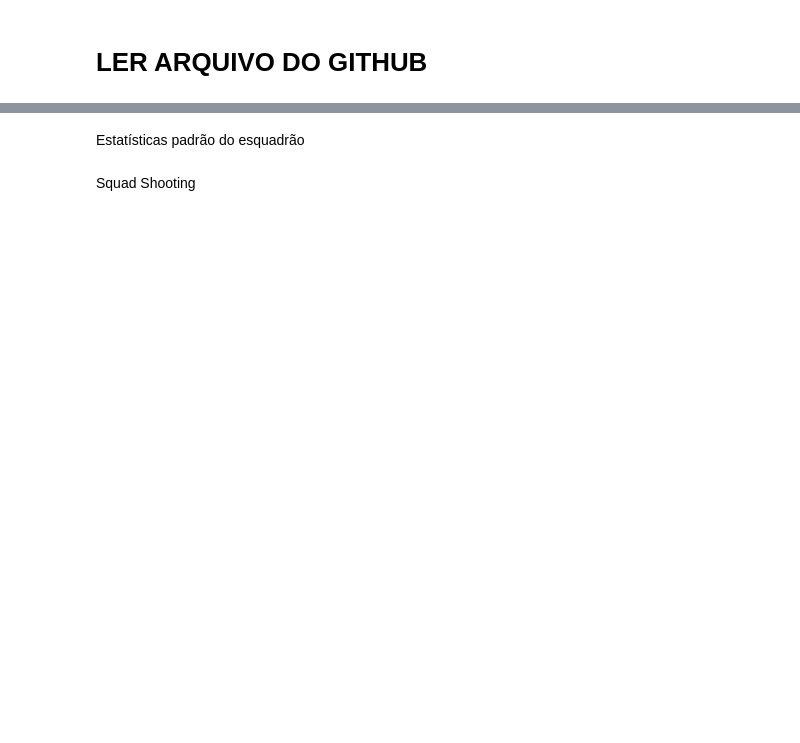
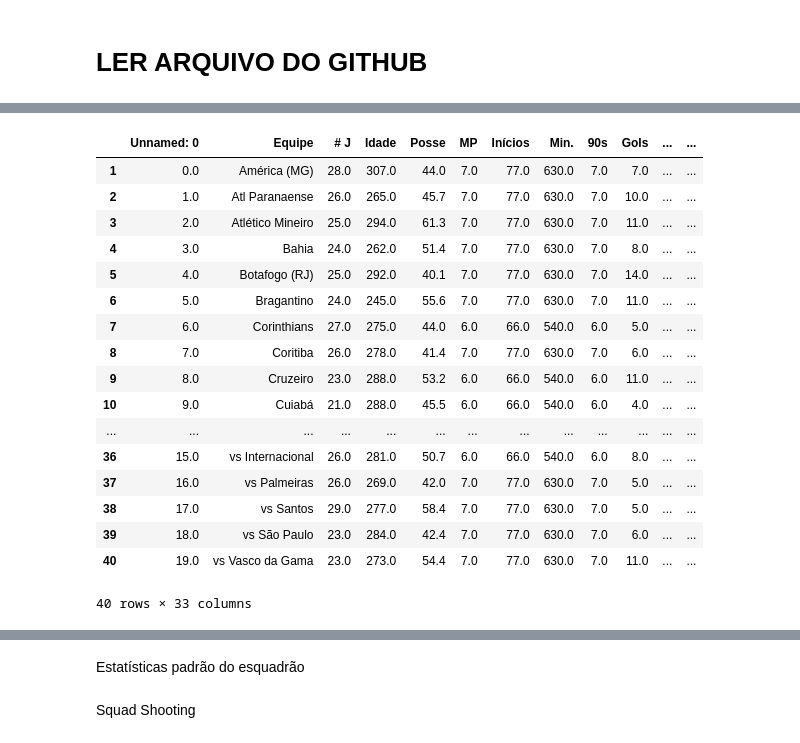
Before and after one commit to bola1318/base_de_dados, a Jupyter notebook: BrasileiroA_tabela.ipynb, the cells around one changed output, grey strips where cells are left out. Drawn from its saved outputs; the diff is of its cells as text; code cells hidden in the pictures; blank space fills up the shorter version.

```diff
--- a/BrasileiroA_tabela.ipynb
+++ b/BrasileiroA_tabela.ipynb
@@ -75,0 +259,9 @@ df = pd.read_excel(url, skiprows=1)
+# %%
+url1 = 'https://github.com/bola1318/base_de_dados/raw/main/Basededados/brasila_Regular_season_estatisticas.xlsx'
+
+#df = pd.read_excel(url)
+df1 = pd.read_excel(url1, skiprows=1)
+# %%
+df1 = df1.dropna()
+df1
+# %% [output]
@@ -75,0 +269,18 @@ df = pd.read_excel(url, skiprows=1)
+|  | Unnamed: 0 | Equipe | # J | Idade | Posse | MP | Inícios | Min. | 90s | Gols | ... | ... |
+| 1 | 0.0 | América (MG) | 28.0 | 307.0 | 44.0 | 7.0 | 77.0 | 630.0 | 7.0 | 7.0 | ... | ... |
+| 2 | 1.0 | Atl Paranaense | 26.0 | 265.0 | 45.7 | 7.0 | 77.0 | 630.0 | 7.0 | 10.0 | ... | ... |
+| 3 | 2.0 | Atlético Mineiro | 25.0 | 294.0 | 61.3 | 7.0 | 77.0 | 630.0 | 7.0 | 11.0 | ... | ... |
+| 4 | 3.0 | Bahia | 24.0 | 262.0 | 51.4 | 7.0 | 77.0 | 630.0 | 7.0 | 8.0 | ... | ... |
+| 5 | 4.0 | Botafogo (RJ) | 25.0 | 292.0 | 40.1 | 7.0 | 77.0 | 630.0 | 7.0 | 14.0 | ... | ... |
+| 6 | 5.0 | Bragantino | 24.0 | 245.0 | 55.6 | 7.0 | 77.0 | 630.0 | 7.0 | 11.0 | ... | ... |
+| 7 | 6.0 | Corinthians | 27.0 | 275.0 | 44.0 | 6.0 | 66.0 | 540.0 | 6.0 | 5.0 | ... | ... |
+| 8 | 7.0 | Coritiba | 26.0 | 278.0 | 41.4 | 7.0 | 77.0 | 630.0 | 7.0 | 6.0 | ... | ... |
+| 9 | 8.0 | Cruzeiro | 23.0 | 288.0 | 53.2 | 6.0 | 66.0 | 540.0 | 6.0 | 11.0 | ... | ... |
+| 10 | 9.0 | Cuiabá | 21.0 | 288.0 | 45.5 | 6.0 | 66.0 | 540.0 | 6.0 | 4.0 | ... | ... |
+| ... | ... | ... | ... | ... | ... | ... | ... | ... | ... | ... | ... | ... |
+| 36 | 15.0 | vs Internacional | 26.0 | 281.0 | 50.7 | 6.0 | 66.0 | 540.0 | 6.0 | 8.0 | ... | ... |
+| 37 | 16.0 | vs Palmeiras | 26.0 | 269.0 | 42.0 | 7.0 | 77.0 | 630.0 | 7.0 | 5.0 | ... | ... |
+| 38 | 17.0 | vs Santos | 29.0 | 277.0 | 58.4 | 7.0 | 77.0 | 630.0 | 7.0 | 5.0 | ... | ... |
+| 39 | 18.0 | vs São Paulo | 23.0 | 284.0 | 42.4 | 7.0 | 77.0 | 630.0 | 7.0 | 6.0 | ... | ... |
+| 40 | 19.0 | vs Vasco da Gama | 23.0 | 273.0 | 54.4 | 7.0 | 77.0 | 630.0 | 7.0 | 11.0 | ... | ... |
+40 rows × 33 columns
```
Also changed, not shown: parts of 26 cells of this notebook.
